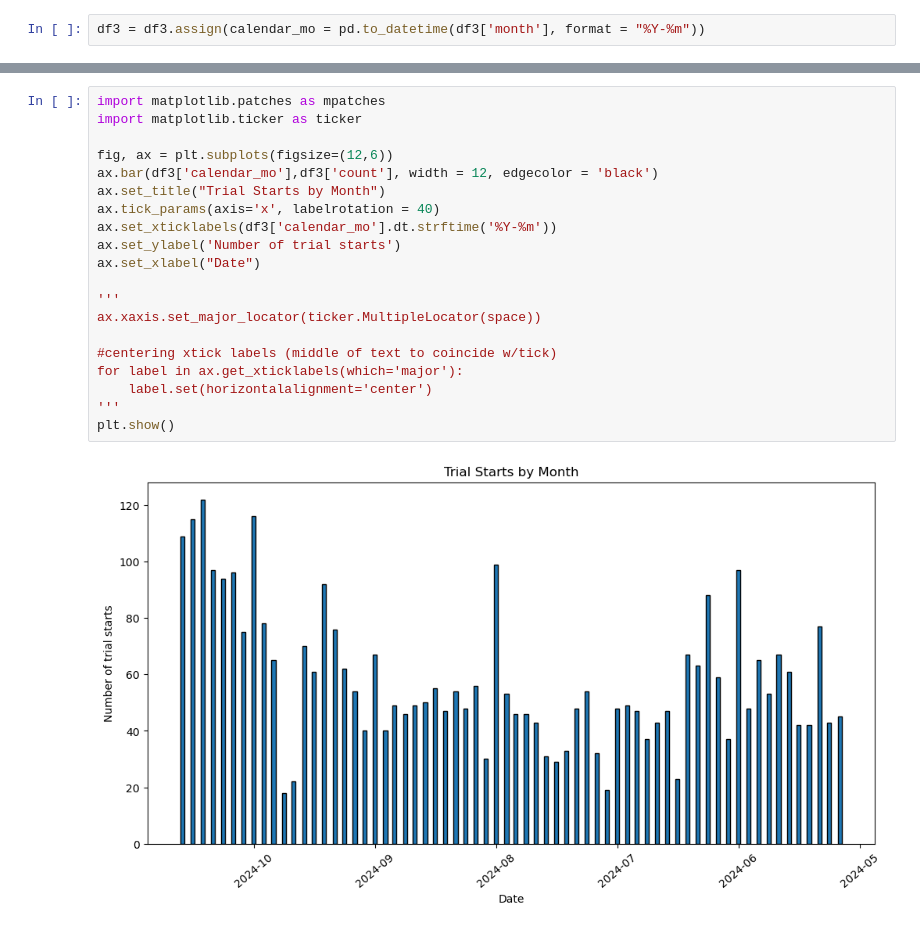
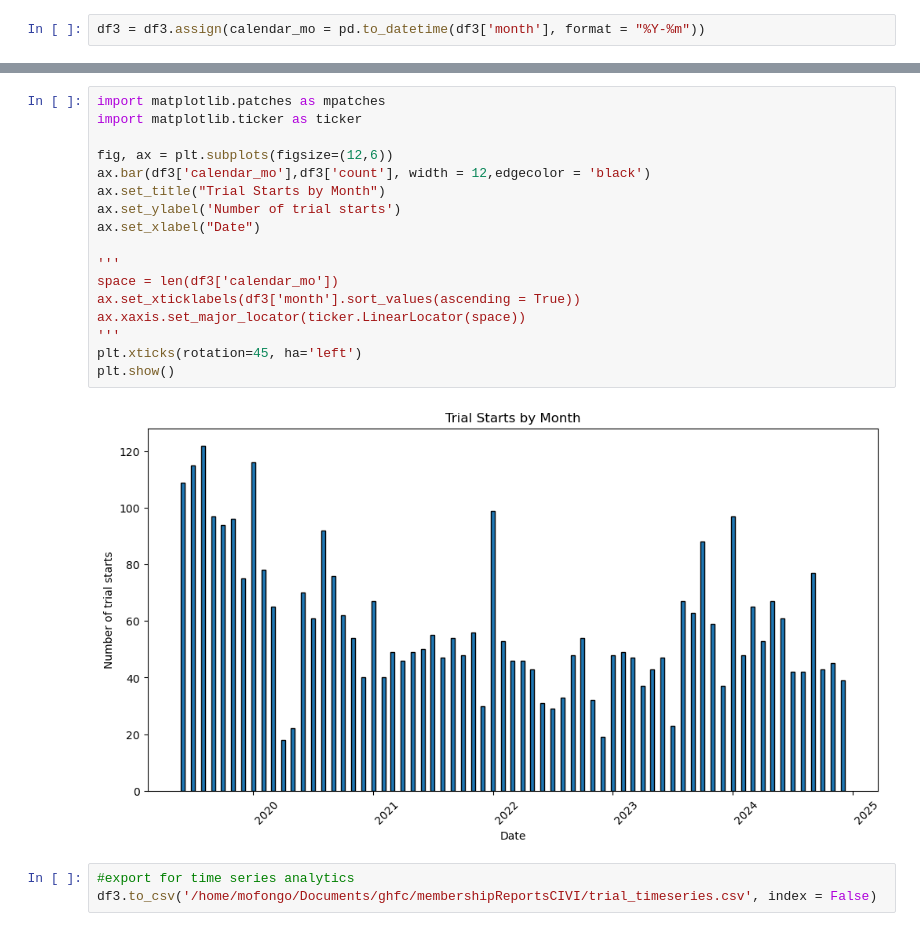
Before and after one commit to calleja/greeneHill, a Jupyter notebook: membership_graphics.ipynb, the cells around one changed output, grey strips where cells are left out. Drawn from its saved outputs; the diff is of its cells as text.

```diff
--- a/membership_graphics.ipynb
+++ b/membership_graphics.ipynb
@@ -197,22 +168,22 @@ Object `plt.ax.set_xticklabels` not found.
 # %%
 import matplotlib.patches as mpatches
 import matplotlib.ticker as ticker
 
 fig, ax = plt.subplots(figsize=(12,6))
-ax.bar(df3['calendar_mo'],df3['count'], width = 12, edgecolor = 'black')
+ax.bar(df3['calendar_mo'],df3['count'], width = 12,edgecolor = 'black')
 ax.set_title("Trial Starts by Month")
-ax.tick_params(axis='x', labelrotation = 40)
-ax.set_xticklabels(df3['calendar_mo'].dt.strftime('%Y-%m'))
 ax.set_ylabel('Number of trial starts')
 ax.set_xlabel("Date")
 
 '''
-ax.xaxis.set_major_locator(ticker.MultipleLocator(space))
-
-#centering xtick labels (middle of text to coincide w/tick)
-for label in ax.get_xticklabels(which='major'):
-    label.set(horizontalalignment='center')
+space = len(df3['calendar_mo'])
+ax.set_xticklabels(df3['month'].sort_values(ascending = True))
+ax.xaxis.set_major_locator(ticker.LinearLocator(space))
 '''
+plt.xticks(rotation=45, ha='left')
 plt.show()
 # %% [output]
-[figure, old version]
+[figure, new version]
+# %%
+#export for time series analytics
+df3.to_csv('/home/mofongo/Documents/ghfc/membershipReportsCIVI/trial_timeseries.csv', index = False)
```
Also changed, not shown: parts of 6 cells of this notebook, 9 other files.
